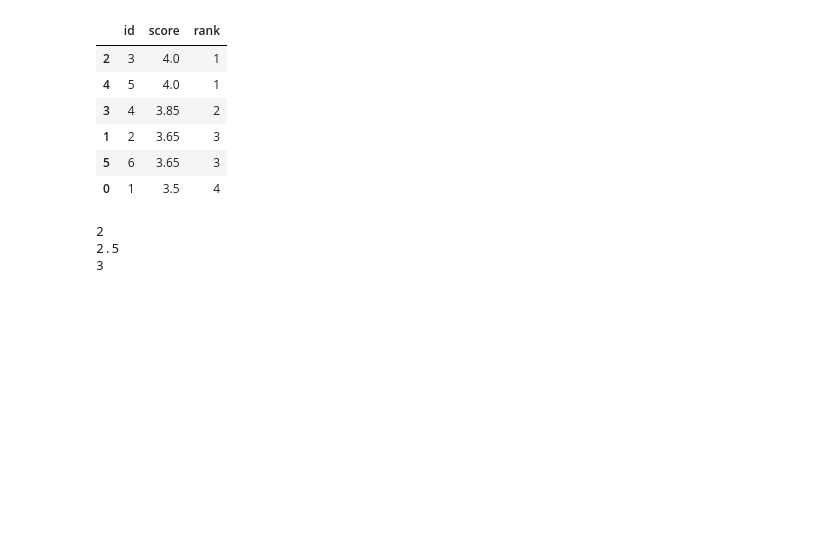
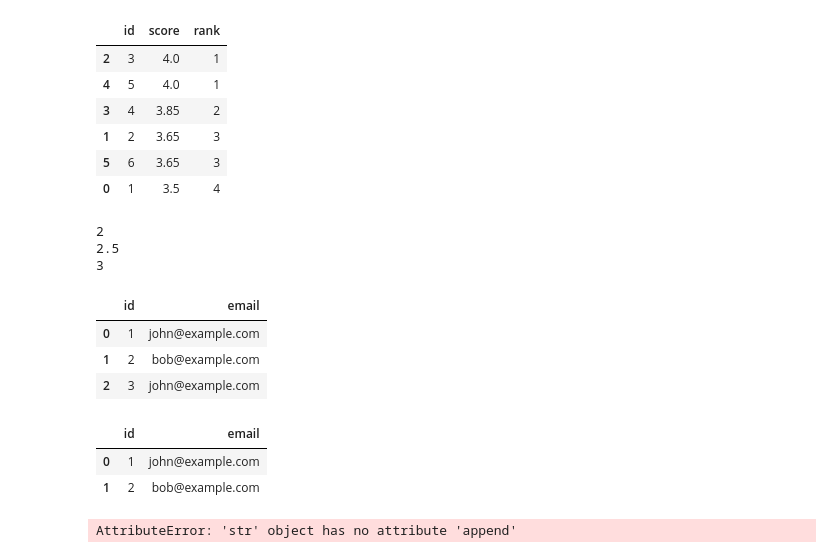
Before and after one commit to 2000pawan/Data_Science., a Jupyter notebook: Misc.ipynb, the cells around one changed output. Cells and saved outputs as stored; diff of their text form; code cells hidden in the pictures; blank space fills up the shorter version.

```diff
--- a/Misc.ipynb
+++ b/Misc.ipynb
@@ -1028,3 +1028,14 @@ while n<len(nums):
         print(True)
     else:
         print(False)
+# %%
+import pandas as pd
+data = [[1, 'john@example.com'], [2, 'bob@example.com'], [3, 'john@example.com']]
+df= pd.DataFrame(data, columns=['id', 'email']).astype({'id':'int64', 'email':'object'})
+# %%
+df
+# %% [output]
+|  | id | email |
+| 0 | 1 | john@example.com |
+| 1 | 2 | bob@example.com |
+| 2 | 3 | john@example.com |
@@ -1030,0 +1044,15 @@ while n<len(nums):
+# %%
+df
+# %% [output]
+|  | id | email |
+| 0 | 1 | john@example.com |
+| 1 | 2 | bob@example.com |
+# %%
+x=''
+for i in df['email']:
+    if i not in x:
+        x.append(i)
+    else:
+        df['email'].drop(i)
+# %% [output]
+AttributeError: 'str' object has no attribute 'append'
```
Also changed, not shown: parts of 1 cell of this notebook, 2 other files.
